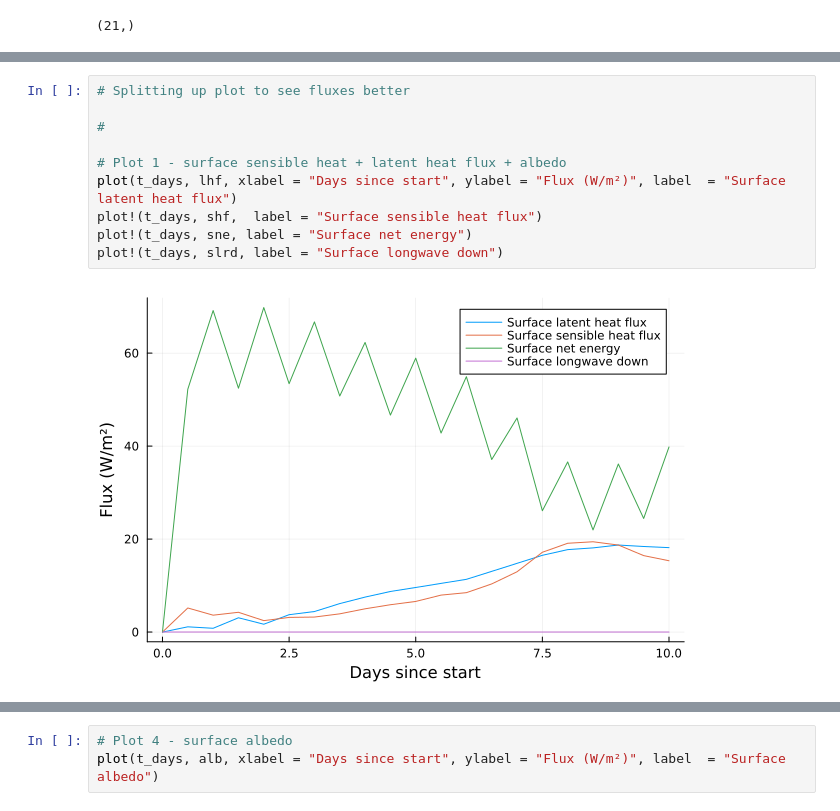
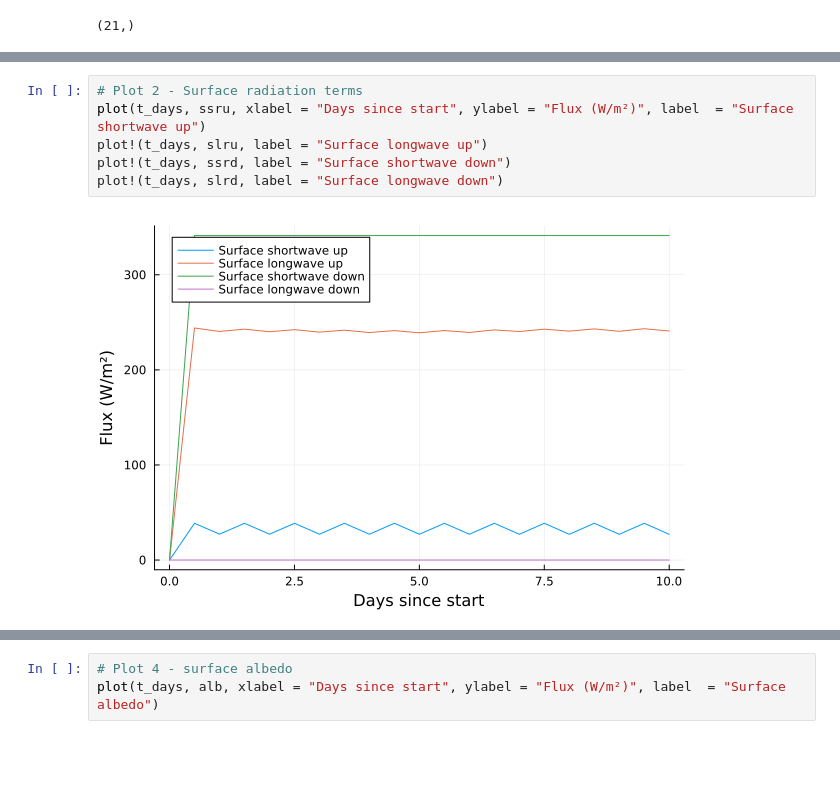
Before and after one commit to leharlow02-glitch/speedyweather_trenberth_diagram, a Jupyter notebook: test.ipynb, the cells around one changed output, grey strips where cells are left out. Drawn from its saved outputs; the diff is of its cells as text; blank space fills up the shorter version.

```diff
--- a/test.ipynb
+++ b/test.ipynb
@@ -89,12 +100,8 @@ plot!(t_days, sne, label = "Surface net energy")
 # %%
-# Splitting up plot to see fluxes better
-
-#
-
-# Plot 1 - surface sensible heat + latent heat flux + albedo
-plot(t_days, lhf, xlabel = "Days since start", ylabel = "Flux (W/m²)", label  = "Surface latent heat flux")
-plot!(t_days, shf,  label = "Surface sensible heat flux")
-plot!(t_days, sne, label = "Surface net energy")
+# Plot 2 - Surface radiation terms
+plot(t_days, ssru, xlabel = "Days since start", ylabel = "Flux (W/m²)", label  = "Surface shortwave up")
+plot!(t_days, slru, label = "Surface longwave up")
+plot!(t_days, ssrd, label = "Surface shortwave down")
 plot!(t_days, slrd, label = "Surface longwave down")
 # %% [output]
-[figure, old version]
+[figure, new version]
```
Also changed, not shown: parts of 6 cells of this notebook, 2 other files.
